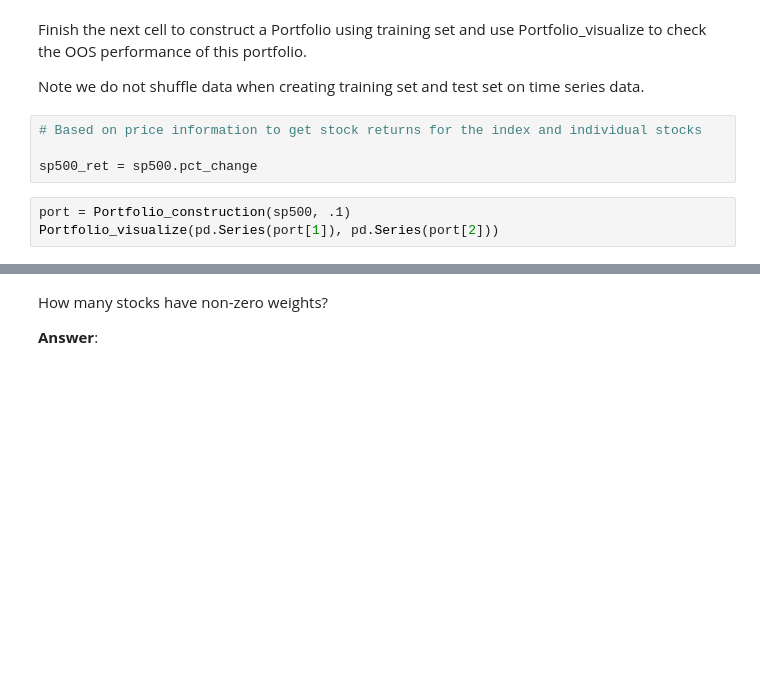
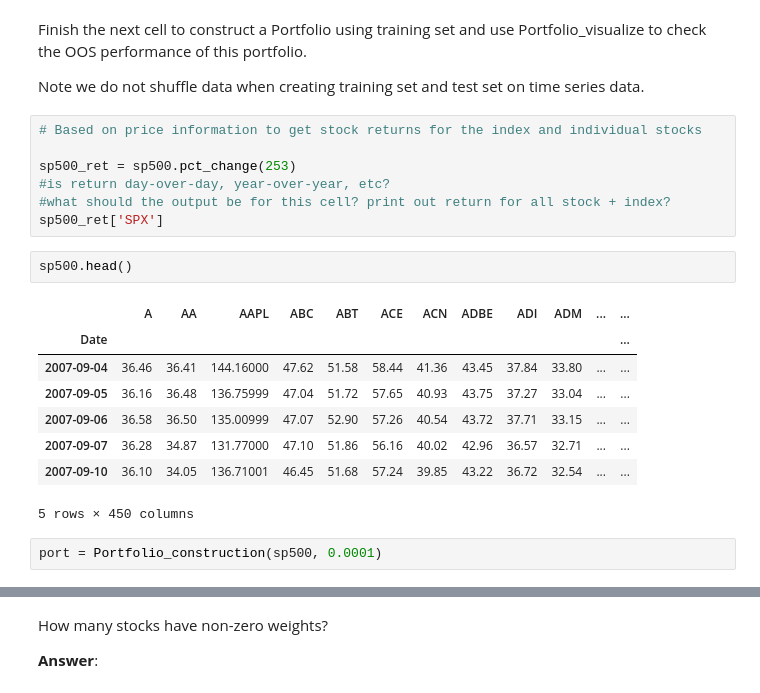
Before and after one commit to mattzhao-R/busn-20800, a Jupyter notebook: Psets/Assignment_3/Assignment_3.ipynb, the cells around one changed output, grey strips where cells are left out. Cells and saved outputs as stored; diff of their text form; blank space fills up the shorter version.

```diff
--- a/Psets/Assignment_3/Assignment_3.ipynb
+++ b/Psets/Assignment_3/Assignment_3.ipynb
@@ -328,7 +326,20 @@ Note we do not shuffle data when creating training set and test set on time seri
 # %%
 # Based on price information to get stock returns for the index and individual stocks
 
-sp500_ret = sp500.pct_change
+sp500_ret = sp500.pct_change(253)
+#is return day-over-day, year-over-year, etc?
+#what should the output be for this cell? print out return for all stock + index?
+sp500_ret['SPX']
-# %%
-port = Portfolio_construction(sp500, .1)
-Portfolio_visualize(pd.Series(port[1]), pd.Series(port[2]))
+# %%
+sp500.head()
+# %% [output]
+|  | A | AA | AAPL | ABC | ABT | ACE | ACN | ADBE | ADI | ADM | ... | ... |
+| Date |  |  |  |  |  |  |  |  |  |  |  | ... |
+| 2007-09-04 | 36.46 | 36.41 | 144.16000 | 47.62 | 51.58 | 58.44 | 41.36 | 43.45 | 37.84 | 33.80 | ... | ... |
+| 2007-09-05 | 36.16 | 36.48 | 136.75999 | 47.04 | 51.72 | 57.65 | 40.93 | 43.75 | 37.27 | 33.04 | ... | ... |
+| 2007-09-06 | 36.58 | 36.50 | 135.00999 | 47.07 | 52.90 | 57.26 | 40.54 | 43.72 | 37.71 | 33.15 | ... | ... |
+| 2007-09-07 | 36.28 | 34.87 | 131.77000 | 47.10 | 51.86 | 56.16 | 40.02 | 42.96 | 36.57 | 32.71 | ... | ... |
+| 2007-09-10 | 36.10 | 34.05 | 136.71001 | 46.45 | 51.68 | 57.24 | 39.85 | 43.22 | 36.72 | 32.54 | ... | ... |
+5 rows × 450 columns
+# %%
+port = Portfolio_construction(sp500, 0.0001)
```
Also changed, not shown: parts of 6 cells of this notebook, 1 other file.
